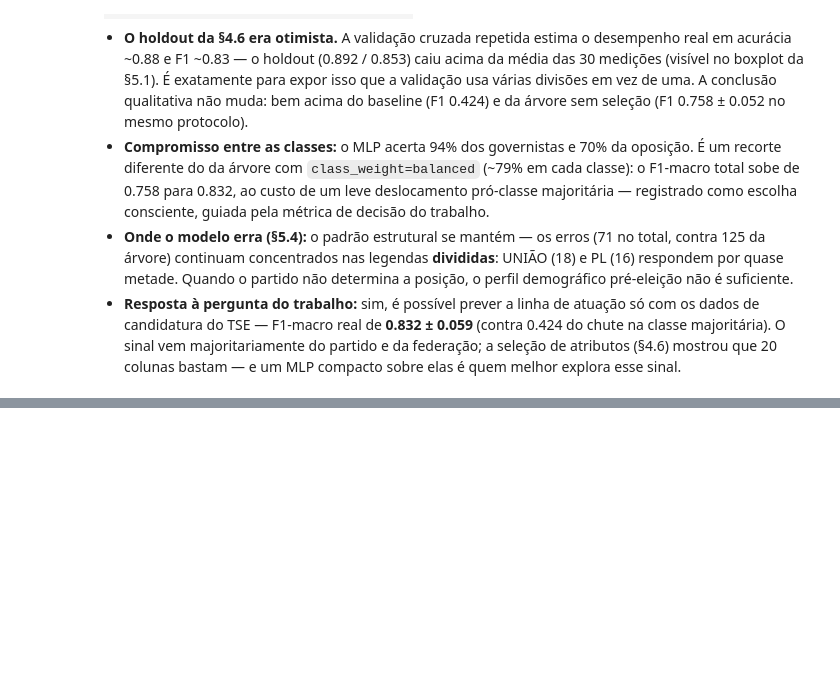
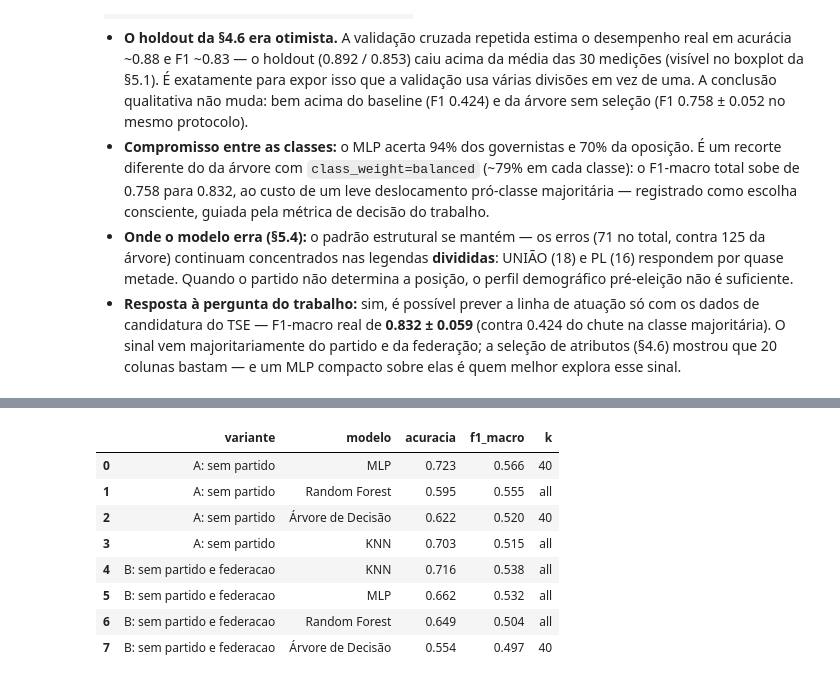
Before and after one commit to gayapedro/tse-rollcall-alignment, a Jupyter notebook: notebook.ipynb, the cells around one changed output, grey strips where cells are left out. Drawn from its saved outputs; the diff is of its cells as text; code cells hidden in the pictures; blank space fills up the shorter version.

```diff
--- a/notebook.ipynb
+++ b/notebook.ipynb
@@ -904,0 +922,46 @@ total de erros: 71 de 590
+# %%
+VARIANTES = {
+    'A: sem partido': [c for c in CATEGORICAS if c != 'partido'],
+    'B: sem partido e federacao': [c for c in CATEGORICAS if c not in ('partido', 'federacao')],
+}
+
+resultados_abl = []
+buscas_abl = {}
+for var, cats in VARIANTES.items():
+    pre_v = ColumnTransformer([
+        ('cat', Pipeline([('imput', SimpleImputer(strategy='most_frequent')),
+                          ('onehot', OneHotEncoder(handle_unknown='ignore'))]), cats),
+        ('num', Pipeline([('imput', SimpleImputer(strategy='median')),
+                          ('escala', StandardScaler())]), NUMERICAS),
+    ])
+    for nome, (modelo, grid) in modelos.items():
+        if nome.startswith('Baseline'):
+            continue
+        pipe = Pipeline([('pre', pre_v), ('sel', SelectKBest(f_classif)), ('clf', modelo)])
+        busca = GridSearchCV(pipe, {**grid, 'sel__k': [10, 20, 40, 'all']},
+                             scoring='f1_macro', cv=5, n_jobs=-1)
+        busca.fit(X_treino[cats + NUMERICAS], y_treino)
+        p = busca.predict(X_teste[cats + NUMERICAS])
+        resultados_abl.append({
+            'variante': var, 'modelo': nome,
+            'acuracia': accuracy_score(y_teste, p),
+            'f1_macro': f1_score(y_teste, p, average='macro'),
+            'k': busca.best_params_['sel__k'],
+        })
+        buscas_abl[(var, nome)] = busca
+
+tabela_abl = (pd.DataFrame(resultados_abl)
+              .sort_values(['variante', 'f1_macro'], ascending=[True, False])
+              .reset_index(drop=True))
+tabela_abl[['acuracia', 'f1_macro']] = tabela_abl[['acuracia', 'f1_macro']].round(3)
+tabela_abl
+# %% [output]
+|  | variante | modelo | acuracia | f1_macro | k |
+| 0 | A: sem partido | MLP | 0.723 | 0.566 | 40 |
+| 1 | A: sem partido | Random Forest | 0.595 | 0.555 | all |
+| 2 | A: sem partido | Árvore de Decisão | 0.622 | 0.520 | 40 |
+| 3 | A: sem partido | KNN | 0.703 | 0.515 | all |
+| 4 | B: sem partido e federacao | KNN | 0.716 | 0.538 | all |
+| 5 | B: sem partido e federacao | MLP | 0.662 | 0.532 | all |
+| 6 | B: sem partido e federacao | Random Forest | 0.649 | 0.504 | all |
+| 7 | B: sem partido e federacao | Árvore de Decisão | 0.554 | 0.497 | 40 |
```
Also changed, not shown: parts of 5 cells of this notebook, 2 other files.
